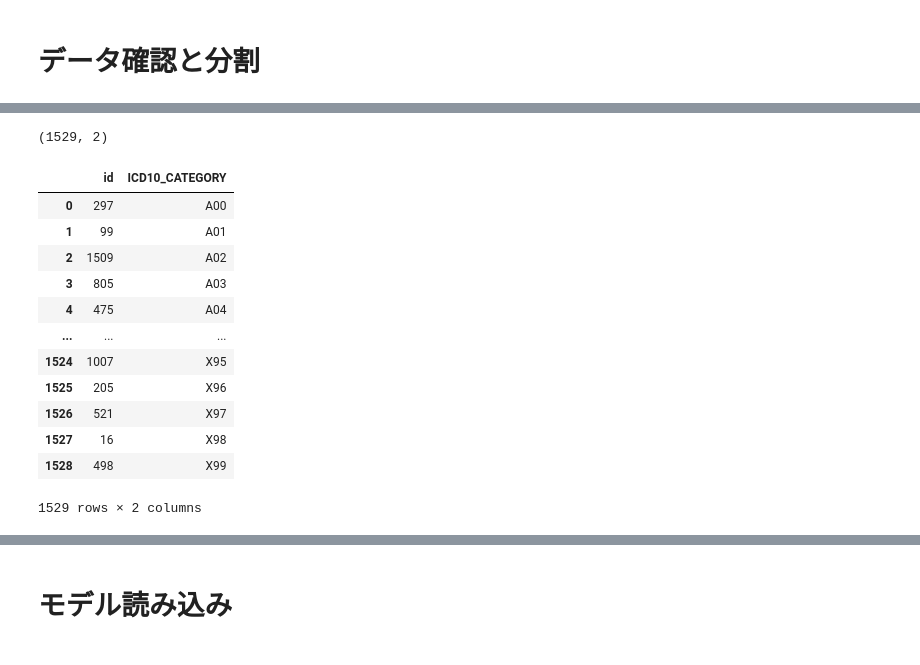
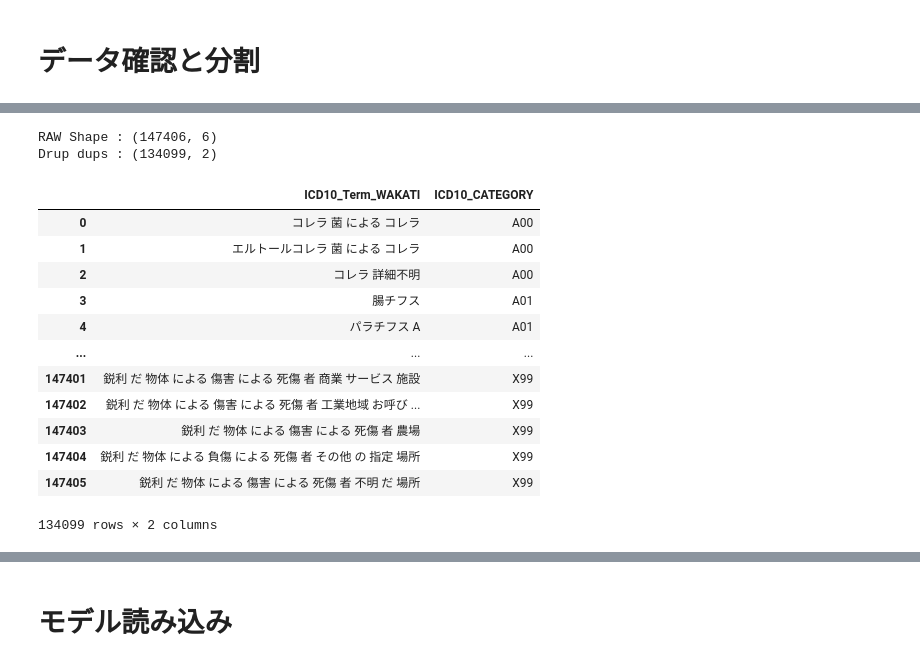
Before and after one commit to Takumi173/2023Test, a Jupyter notebook: Coding_2_CreateModel.ipynb, the cells around one changed output, grey strips where cells are left out. Cells and saved outputs as stored; diff of their text form; code cells hidden in the pictures.

```diff
--- a/Coding_2_CreateModel.ipynb
+++ b/Coding_2_CreateModel.ipynb
@@ -130,29 +100,24 @@ df2
-# %%
-# Make id and term list
-
-# 3 digit
-target_column="ICD10_CATEGORY"
-# 4 digit
-#target_column="ICD10_Code"
-
-df_id_term = df2.copy()
-df_id_term = df_id_term[["id", target_column]]
-df_id_term = df_id_term.drop_duplicates().reset_index(drop = True)
-df_id_term.to_csv("./output/Output_id_term.csv", index=False)
-print(df_id_term.shape)
-df_id_term
-# %% [output]
-(1529, 2)
-|  | id | ICD10_CATEGORY |
-| 0 | 297 | A00 |
-| 1 | 99 | A01 |
-| 2 | 1509 | A02 |
-| 3 | 805 | A03 |
-| 4 | 475 | A04 |
-| ... | ... | ... |
-| 1524 | 1007 | X95 |
-| 1525 | 205 | X96 |
-| 1526 | 521 | X97 |
-| 1527 | 16 | X98 |
-| 1528 | 498 | X99 |
-1529 rows × 2 columns
+# %%
+data_name = "ICD10_Term_WAKATI"
+label_name = "ICD10_CATEGORY"
+
+print('RAW Shape : ' + str(df.shape))
+df = df[[data_name, label_name]].drop_duplicates()
+print('Drup dups : ' + str(df.shape))
+df
+# %% [output]
+RAW Shape : (147406, 6)
+Drup dups : (134099, 2)
+|  | ICD10_Term_WAKATI | ICD10_CATEGORY |
+| 0 | コレラ 菌 による コレラ | A00 |
+| 1 | エルトールコレラ 菌 による コレラ | A00 |
+| 2 | コレラ 詳細不明 | A00 |
+| 3 | 腸チフス | A01 |
+| 4 | パラチフス A | A01 |
+| ... | ... | ... |
+| 147401 | 鋭利 だ 物体 による 傷害 による 死傷 者 商業 サービス 施設 | X99 |
+| 147402 | 鋭利 だ 物体 による 傷害 による 死傷 者 工業地域 お呼び ... | X99 |
+| 147403 | 鋭利 だ 物体 による 傷害 による 死傷 者 農場 | X99 |
+| 147404 | 鋭利 だ 物体 による 負傷 による 死傷 者 その他 の 指定 場所 | X99 |
+| 147405 | 鋭利 だ 物体 による 傷害 による 死傷 者 不明 だ 場所 | X99 |
+134099 rows × 2 columns
```
Also changed, not shown: parts of 13 cells of this notebook.
